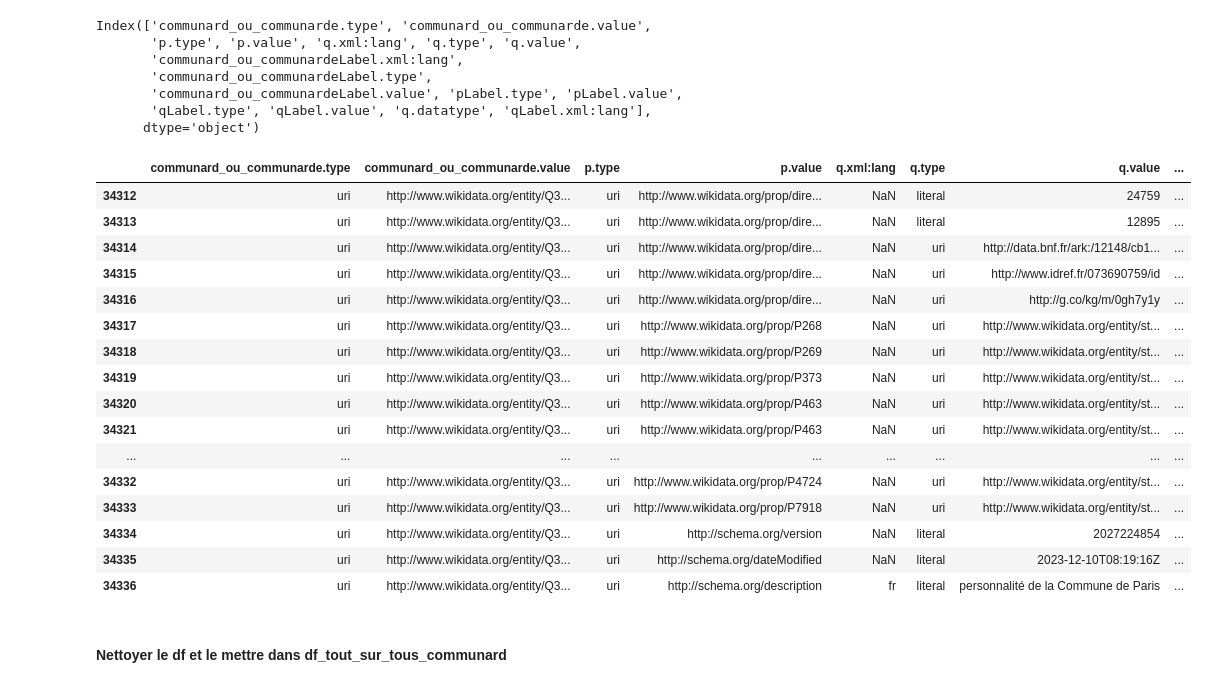
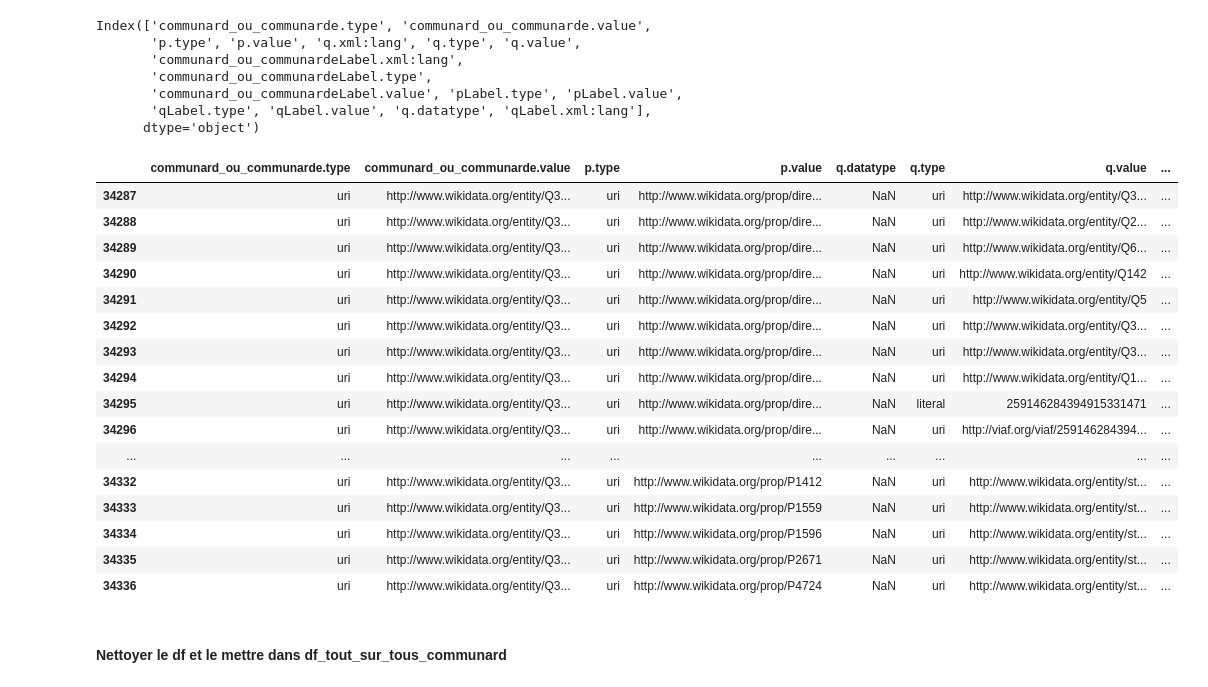
Before and after one commit to silanoc/commune_dans_wikidata, a Jupyter notebook: 2_faire_une_requete_sur_wikidata_en_python.ipynb, the cells around one changed output. Saved outputs shown, nothing was run; the diff lists cells and outputs as text; code cells hidden in the pictures.

```diff
--- a/2_faire_une_requete_sur_wikidata_en_python.ipynb
+++ b/2_faire_une_requete_sur_wikidata_en_python.ipynb
@@ -167,25 +167,25 @@ Index(['communard_ou_communarde.type', 'communard_ou_communarde.value',
        'qLabel.type', 'qLabel.value', 'q.datatype', 'qLabel.xml:lang'],
       dtype='object')
 # %%
-df_communard_tous_p_q.tail(25)
+df_communard_tous_p_q.tail(50)
 # %% [output]
-|  | communard_ou_communarde.type | communard_ou_communarde.value | p.type | p.value | q.xml:lang | q.type | q.value | ... |
-| 34312 | uri | http://www.wikidata.org/entity/Q3... | uri | http://www.wikidata.org/prop/dire... | NaN | literal | 24759 | ... |
-| 34313 | uri | http://www.wikidata.org/entity/Q3... | uri | http://www.wikidata.org/prop/dire... | NaN | literal | 12895 | ... |
-| 34314 | uri | http://www.wikidata.org/entity/Q3... | uri | http://www.wikidata.org/prop/dire... | NaN | uri | http://data.bnf.fr/ark:/12148/cb1... | ... |
-| 34315 | uri | http://www.wikidata.org/entity/Q3... | uri | http://www.wikidata.org/prop/dire... | NaN | uri | http://www.idref.fr/073690759/id | ... |
-| 34316 | uri | http://www.wikidata.org/entity/Q3... | uri | http://www.wikidata.org/prop/dire... | NaN | uri | http://g.co/kg/m/0gh7y1y | ... |
-| 34317 | uri | http://www.wikidata.org/entity/Q3... | uri | http://www.wikidata.org/prop/P268 | NaN | uri | http://www.wikidata.org/entity/st... | ... |
-| 34318 | uri | http://www.wikidata.org/entity/Q3... | uri | http://www.wikidata.org/prop/P269 | NaN | uri | http://www.wikidata.org/entity/st... | ... |
-| 34319 | uri | http://www.wikidata.org/entity/Q3... | uri | http://www.wikidata.org/prop/P373 | NaN | uri | http://www.wikidata.org/entity/st... | ... |
-| 34320 | uri | http://www.wikidata.org/entity/Q3... | uri | http://www.wikidata.org/prop/P463 | NaN | uri | http://www.wikidata.org/entity/st... | ... |
-| 34321 | uri | http://www.wikidata.org/entity/Q3... | uri | http://www.wikidata.org/prop/P463 | NaN | uri | http://www.wikidata.org/entity/st... | ... |
+|  | communard_ou_communarde.type | communard_ou_communarde.value | p.type | p.value | q.datatype | q.type | q.value | ... |
+| 34287 | uri | http://www.wikidata.org/entity/Q3... | uri | http://www.wikidata.org/prop/dire... | NaN | uri | http://www.wikidata.org/entity/Q3... | ... |
+| 34288 | uri | http://www.wikidata.org/entity/Q3... | uri | http://www.wikidata.org/prop/dire... | NaN | uri | http://www.wikidata.org/entity/Q2... | ... |
+| 34289 | uri | http://www.wikidata.org/entity/Q3... | uri | http://www.wikidata.org/prop/dire... | NaN | uri | http://www.wikidata.org/entity/Q6... | ... |
+| 34290 | uri | http://www.wikidata.org/entity/Q3... | uri | http://www.wikidata.org/prop/dire... | NaN | uri | http://www.wikidata.org/entity/Q142 | ... |
+| 34291 | uri | http://www.wikidata.org/entity/Q3... | uri | http://www.wikidata.org/prop/dire... | NaN | uri | http://www.wikidata.org/entity/Q5 | ... |
+| 34292 | uri | http://www.wikidata.org/entity/Q3... | uri | http://www.wikidata.org/prop/dire... | NaN | uri | http://www.wikidata.org/entity/Q3... | ... |
+| 34293 | uri | http://www.wikidata.org/entity/Q3... | uri | http://www.wikidata.org/prop/dire... | NaN | uri | http://www.wikidata.org/entity/Q3... | ... |
+| 34294 | uri | http://www.wikidata.org/entity/Q3... | uri | http://www.wikidata.org/prop/dire... | NaN | uri | http://www.wikidata.org/entity/Q1... | ... |
+| 34295 | uri | http://www.wikidata.org/entity/Q3... | uri | http://www.wikidata.org/prop/dire... | NaN | literal | 259146284394915331471 | ... |
+| 34296 | uri | http://www.wikidata.org/entity/Q3... | uri | http://www.wikidata.org/prop/dire... | NaN | uri | http://viaf.org/viaf/259146284394... | ... |
 | ... | ... | ... | ... | ... | ... | ... | ... | ... |
-| 34332 | uri | http://www.wikidata.org/entity/Q3... | uri | http://www.wikidata.org/prop/P4724 | NaN | uri | http://www.wikidata.org/entity/st... | ... |
-| 34333 | uri | http://www.wikidata.org/entity/Q3... | uri | http://www.wikidata.org/prop/P7918 | NaN | uri | http://www.wikidata.org/entity/st... | ... |
-| 34334 | uri | http://www.wikidata.org/entity/Q3... | uri | http://schema.org/version | NaN | literal | 2027224854 | ... |
-| 34335 | uri | http://www.wikidata.org/entity/Q3... | uri | http://schema.org/dateModified | NaN | literal | 2023-12-10T08:19:16Z | ... |
-| 34336 | uri | http://www.wikidata.org/entity/Q3... | uri | http://schema.org/description | fr | literal | personnalité de la Commune de Paris | ... |
+| 34332 | uri | http://www.wikidata.org/entity/Q3... | uri | http://www.wikidata.org/prop/P1412 | NaN | uri | http://www.wikidata.org/entity/st... | ... |
+| 34333 | uri | http://www.wikidata.org/entity/Q3... | uri | http://www.wikidata.org/prop/P1559 | NaN | uri | http://www.wikidata.org/entity/st... | ... |
+| 34334 | uri | http://www.wikidata.org/entity/Q3... | uri | http://www.wikidata.org/prop/P1596 | NaN | uri | http://www.wikidata.org/entity/st... | ... |
+| 34335 | uri | http://www.wikidata.org/entity/Q3... | uri | http://www.wikidata.org/prop/P2671 | NaN | uri | http://www.wikidata.org/entity/st... | ... |
+| 34336 | uri | http://www.wikidata.org/entity/Q3... | uri | http://www.wikidata.org/prop/P4724 | NaN | uri | http://www.wikidata.org/entity/st... | ... |
 # %% [markdown]
 #### Nettoyer le df et le mettre dans df_tout_sur_tous_communard
 # %%
```
Also changed, not shown: parts of 2 cells of this notebook, 3 other files.
